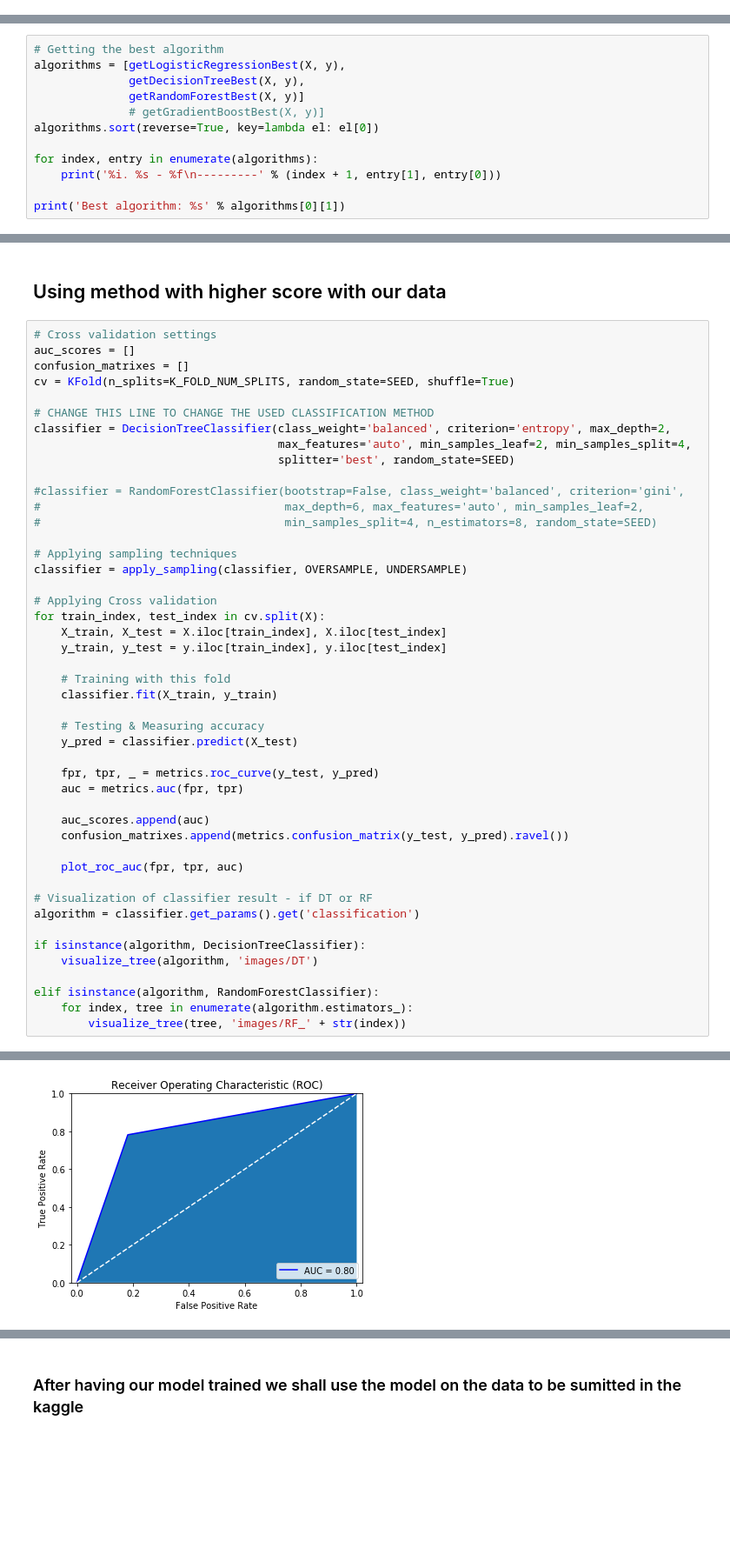
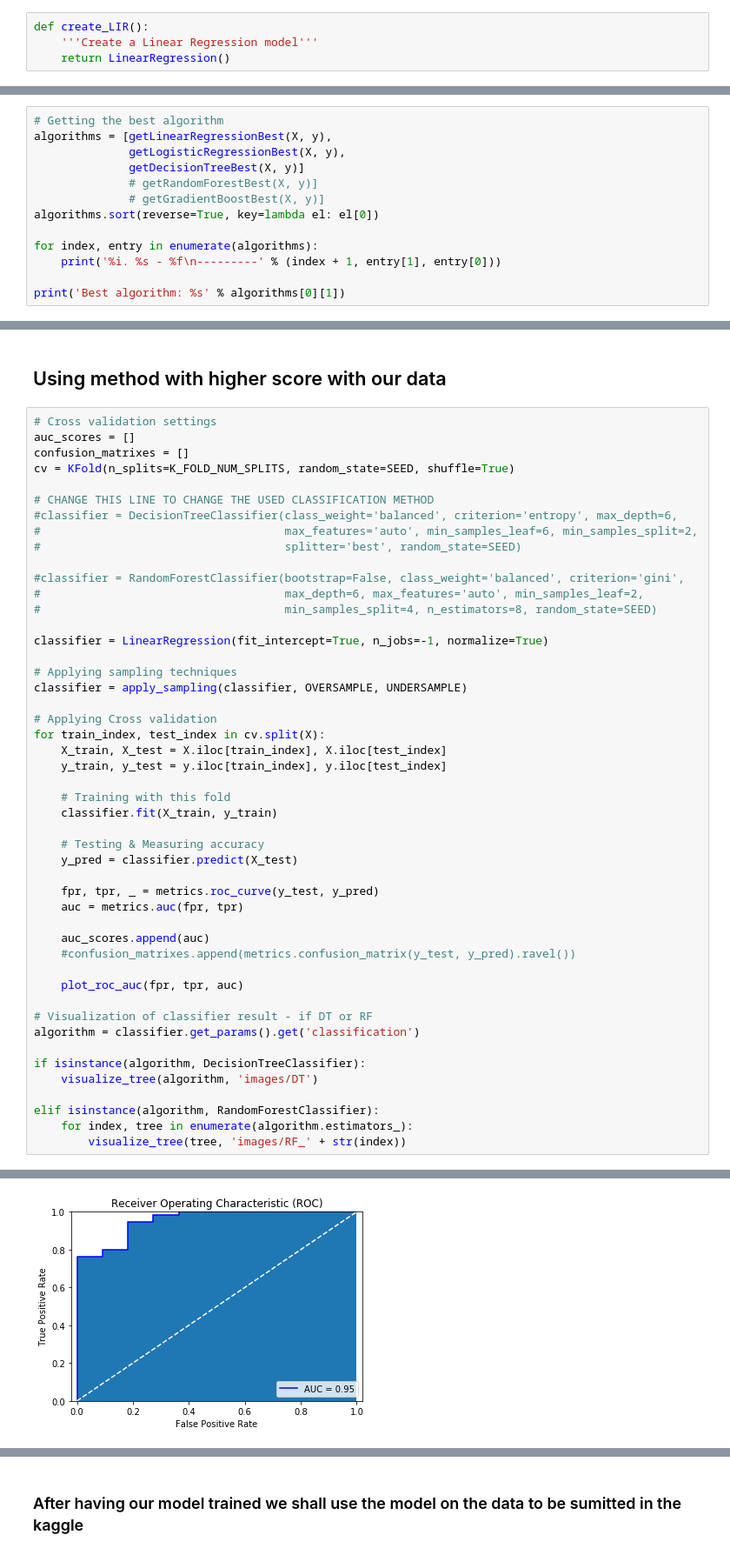
Before and after one commit to EdgarACarneiro/feup-ecac, a Jupyter notebook: project-competition/prediction.ipynb, the cells around one changed output, grey strips where cells are left out. Shown at 87% size. Drawn from its saved outputs; the diff is of its cells as text; blank space fills up the shorter version.

```diff
--- a/project-competition/prediction.ipynb
+++ b/project-competition/prediction.ipynb
@@ -174,6 +175,10 @@ def auc_scorer(y_true, y_pred):
 * Decision Tree
 * Random Forest
 * Gradient Boosting
+# %%
+def create_LIR():
+    '''Create a Linear Regression model'''
+    return LinearRegression()
 # %%
 def create_LR():
     '''Create a Logistic Regression model'''
@@ -425,9 +467,10 @@ def getGradientBoostBest(X, y, debug=True):
     return (gb_grid.best_score_, 'Gradient Boosting', gb_grid.best_params_)
 # %%
 # Getting the best algorithm
-algorithms = [getLogisticRegressionBest(X, y),
-              getDecisionTreeBest(X, y),
-              getRandomForestBest(X, y)]
+algorithms = [getLinearRegressionBest(X, y),
+              getLogisticRegressionBest(X, y),
+              getDecisionTreeBest(X, y)]
+              # getRandomForestBest(X, y)]
               # getGradientBoostBest(X, y)]
 algorithms.sort(reverse=True, key=lambda el: el[0])
 
@@ -491,13 +526,15 @@ confusion_matrixes = []
 cv = KFold(n_splits=K_FOLD_NUM_SPLITS, random_state=SEED, shuffle=True)
 
 # CHANGE THIS LINE TO CHANGE THE USED CLASSIFICATION METHOD
-classifier = DecisionTreeClassifier(class_weight='balanced', criterion='entropy', max_depth=2,
-                                    max_features='auto', min_samples_leaf=2, min_samples_split=4,
-                                    splitter='best', random_state=SEED)
+#classifier = DecisionTreeClassifier(class_weight='balanced', criterion='entropy', max_depth=6,
+#                                    max_features='auto', min_samples_leaf=6, min_samples_split=2,
+#                                    splitter='best', random_state=SEED)
 
 #classifier = RandomForestClassifier(bootstrap=False, class_weight='balanced', criterion='gini',
 #                                    max_depth=6, max_features='auto', min_samples_leaf=2,
 #                                    min_samples_split=4, n_estimators=8, random_state=SEED)
+
+classifier = LinearRegression(fit_intercept=True, n_jobs=-1, normalize=True)
 
 # Applying sampling techniques
 classifier = apply_sampling(classifier, OVERSAMPLE, UNDERSAMPLE)
@@ -517,7 +554,7 @@ for train_index, test_index in cv.split(X):
     auc = metrics.auc(fpr, tpr)
 
     auc_scores.append(auc)
-    confusion_matrixes.append(metrics.confusion_matrix(y_test, y_pred).ravel())
+    #confusion_matrixes.append(metrics.confusion_matrix(y_test, y_pred).ravel())
 
     plot_roc_auc(fpr, tpr, auc)
 
@@ -536 +573 @@ elif isinstance(algorithm, RandomForestClassifier):
-[figure, old version]
+[figure, new version]
```
Also changed, not shown: parts of 10 cells of this notebook, 3 other files.
